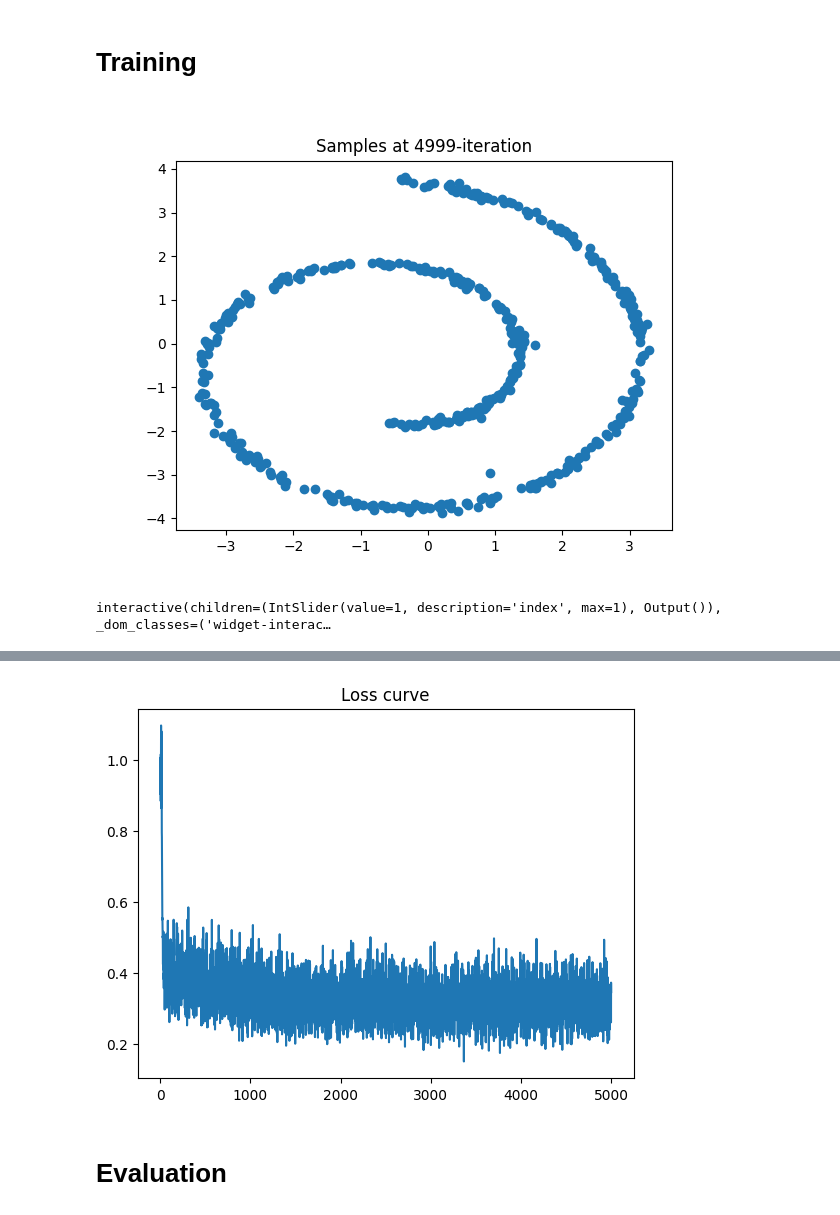
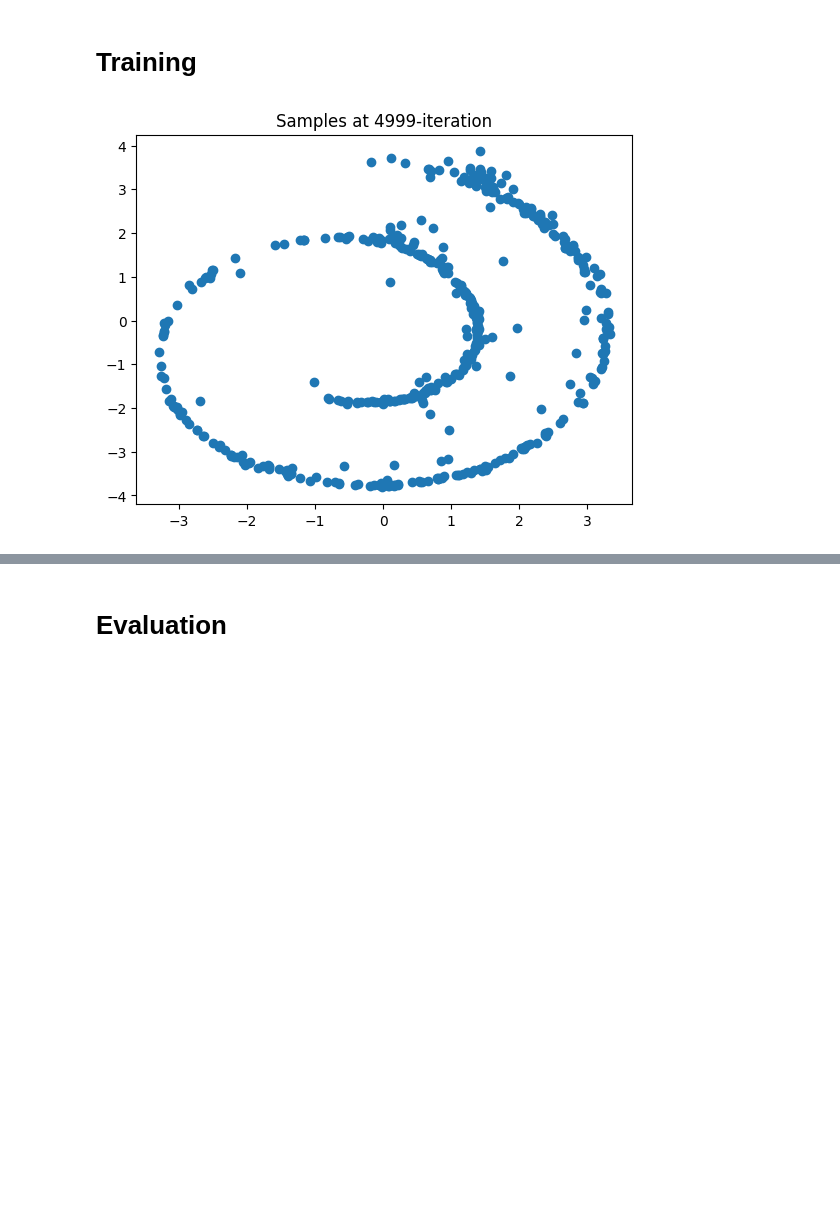
Before and after one commit to XDOwO/Lab2-DDIM-LoRA, a Jupyter notebook: task1/2d_plot_diffusion_todo/ddpm_tutorial.ipynb, the cells around one changed output, grey strips where cells are left out. Drawn from its saved outputs; the diff is of its cells as text; code cells hidden in the pictures; blank space fills up the shorter version.

Commit message:
ddim sample

```diff
--- a/task1/2d_plot_diffusion_todo/ddpm_tutorial.ipynb
+++ b/task1/2d_plot_diffusion_todo/ddpm_tutorial.ipynb
@@ -50,7 +48,7 @@ from ddpm import BaseScheduler, DiffusionModule
 
 # hyperparameters #
 # Don't change it
-device = "cpu" #TODO: CHANGE BACK TO cuda:0
+device = "cuda:0"
 config = {
     "num_diffusion_steps": 1000,
     "dim_hids": [128, 128, 128],
@@ -128,34 +126,33 @@ try:
 
         if step % 4999 == 0:
             with torch.no_grad():
                 ####
                 # NOTE: If you haven't implemented the `ddim_p_sample_loop` method,
                 # use the `p_sample_loop` method instead.
-                x0 = ddpm.p_sample_loop(shape=(num_vis_particles, 2)).cpu()
-                # x0 = ddpm.ddim_p_sample_loop(shape=(num_vis_particles, 2)).cpu()
+                # x0 = ddpm.p_sample_loop(shape=(num_vis_particles, 2)).cpu()
+                x0 = ddpm.ddim_p_sample_loop(shape=(num_vis_particles, 2)).cpu()
                 ####
                 fig, ax = plt.subplots(1,1)
                 ax.scatter(x0[:,0], x0[:,1])
                 ax.set_title(f"Samples at {step}-iteration")
                 clear_output(wait=True)
                 plt.show()
                 img = figure2image(fig)
                 images.append(img)
 
 except KeyboardInterrupt:
     pass
 finally:
     if len(images) > 0:
         slider = IntSlider(min=0, max=len(images)-1, step=1, value=1)
         output = Output()
         def display_image(index):
             with output:
                 output.clear_output(wait=True)
                 display(images[index])
         interact(display_image, index=slider)
         display(output)
         plt.plot(losses)
         plt.title("Loss curve")
 # %% [output]
-[figure, old version]
+[figure, new version]
-interactive(children=(IntSlider(value=1, description='index', max=1), Output()), _dom_classes=('widget-interac…
@@ -163,4 +159,3 @@ interactive(children=(IntSlider(value=1, description='index', max=1), Output()),
-[figure, removed]
 # %% [markdown]
 # Evaluation
 # %% [markdown]
```
Also changed, not shown: parts of 3 cells of this notebook.
